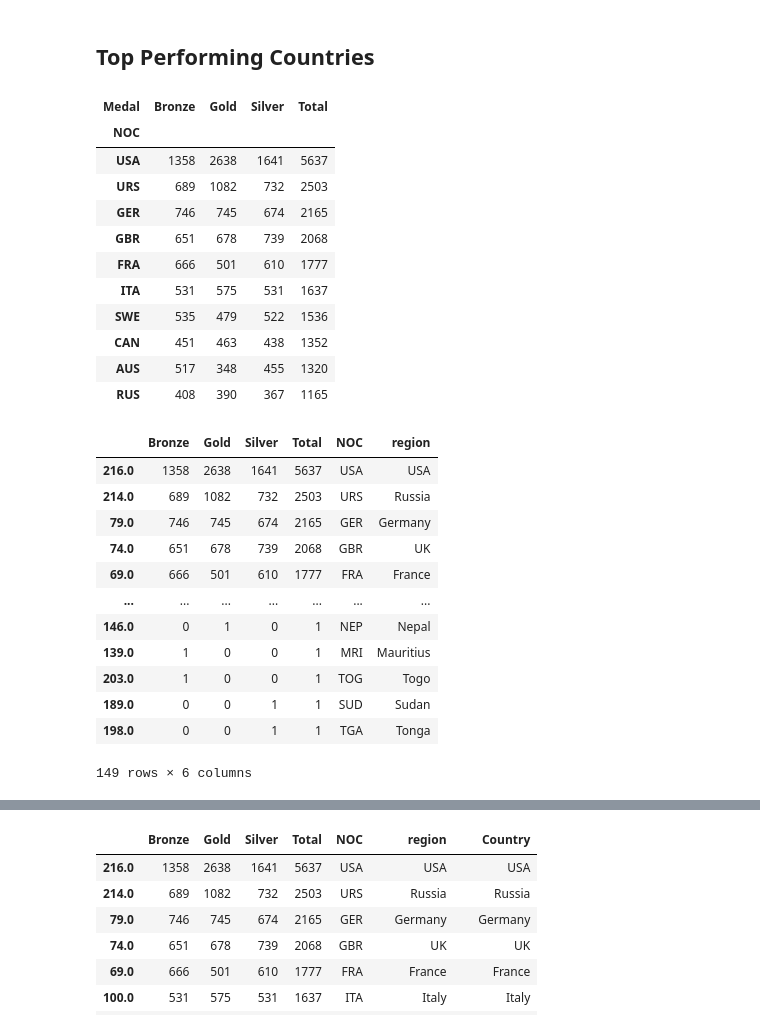
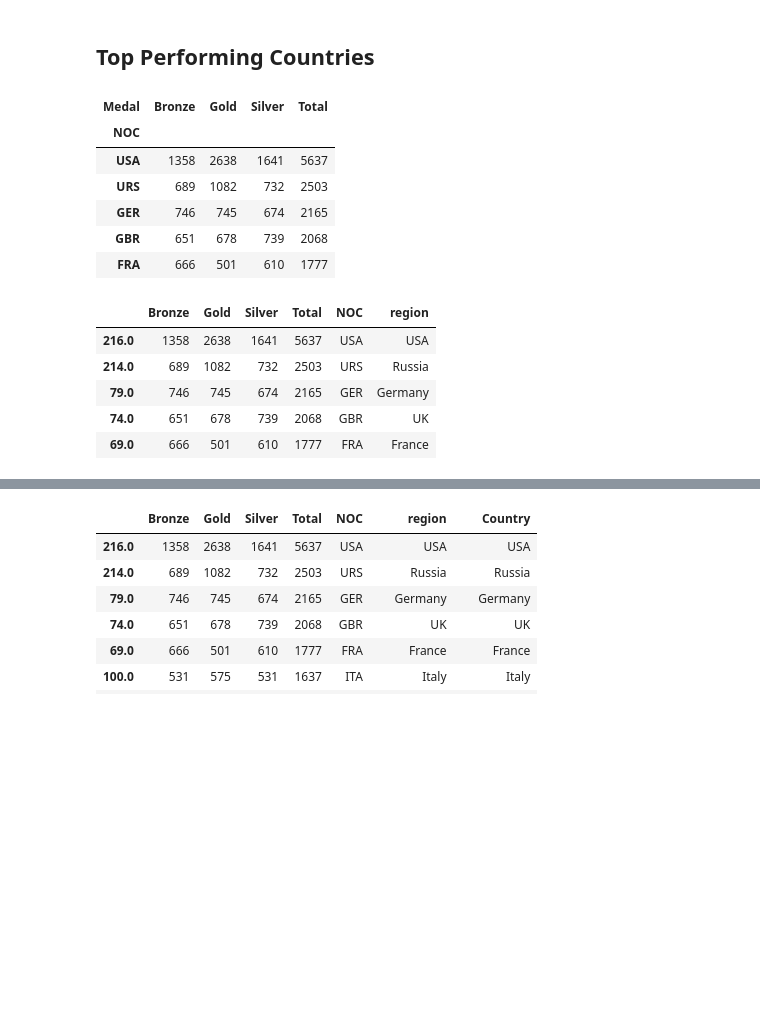
Before and after one commit to Dani-8/120Years-Of-Olympics-Data-Analysis, a Jupyter notebook: Olympic Medal Prediction ML Analysis.ipynb, the cells around one changed output, grey strips where cells are left out. Cells and saved outputs as stored; diff of their text form; code cells hidden in the pictures; blank space fills up the shorter version.

```diff
--- a/Olympic Medal Prediction ML Analysis.ipynb
+++ b/Olympic Medal Prediction ML Analysis.ipynb
@@ -223,7 +223,7 @@ country_medals = df_events[df_events["Medal"].notna()].groupby(["NOC", "Medal"])
 country_medals["Total"] = country_medals.sum(axis=1)
 country_medals = country_medals.sort_values("Total", ascending=False)
 
-country_medals.head(10)
+country_medals.head()
 # %% [output]
 | Medal | Bronze | Gold | Silver | Total |
 | NOC |  |  |  |  |
@@ -232,27 +232,15 @@ country_medals.head(10)
 | GER | 746 | 745 | 674 | 2165 |
 | GBR | 651 | 678 | 739 | 2068 |
 | FRA | 666 | 501 | 610 | 1777 |
-| ITA | 531 | 575 | 531 | 1637 |
-| SWE | 535 | 479 | 522 | 1536 |
-| CAN | 451 | 463 | 438 | 1352 |
-| AUS | 517 | 348 | 455 | 1320 |
-| RUS | 408 | 390 | 367 | 1165 |
 # %%
 country_medals_with_names = country_medals.merge(df_noc[["NOC", "region"]],
                                                 how="left", left_index=True, right_on="NOC")
-country_medals_with_names
+country_medals_with_names.head()
 # %% [output]
 |  | Bronze | Gold | Silver | Total | NOC | region |
 | 216.0 | 1358 | 2638 | 1641 | 5637 | USA | USA |
 | 214.0 | 689 | 1082 | 732 | 2503 | URS | Russia |
 | 79.0 | 746 | 745 | 674 | 2165 | GER | Germany |
 | 74.0 | 651 | 678 | 739 | 2068 | GBR | UK |
 | 69.0 | 666 | 501 | 610 | 1777 | FRA | France |
-| ... | ... | ... | ... | ... | ... | ... |
-| 146.0 | 0 | 1 | 0 | 1 | NEP | Nepal |
-| 139.0 | 1 | 0 | 0 | 1 | MRI | Mauritius |
-| 203.0 | 1 | 0 | 0 | 1 | TOG | Togo |
-| 189.0 | 0 | 0 | 1 | 1 | SUD | Sudan |
-| 198.0 | 0 | 0 | 1 | 1 | TGA | Tonga |
-149 rows × 6 columns
 # %%
```
Also changed, not shown: parts of 2 cells of this notebook.
